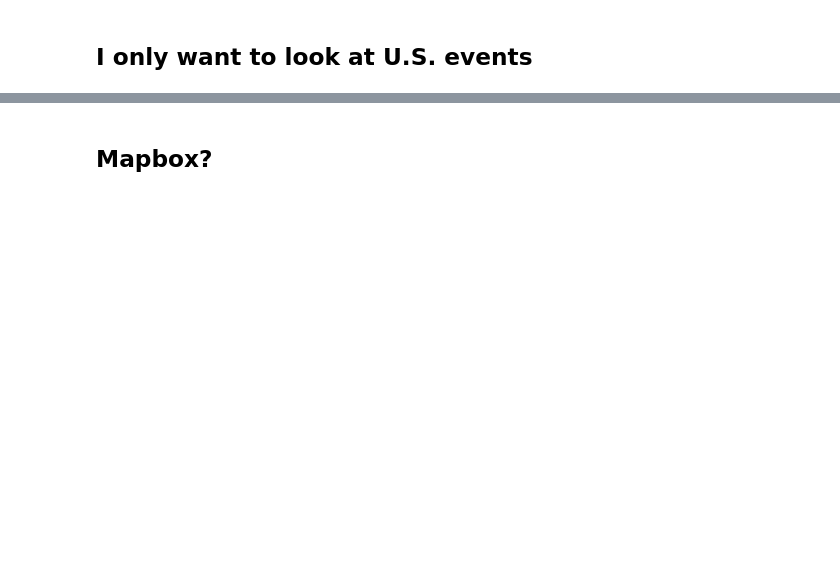
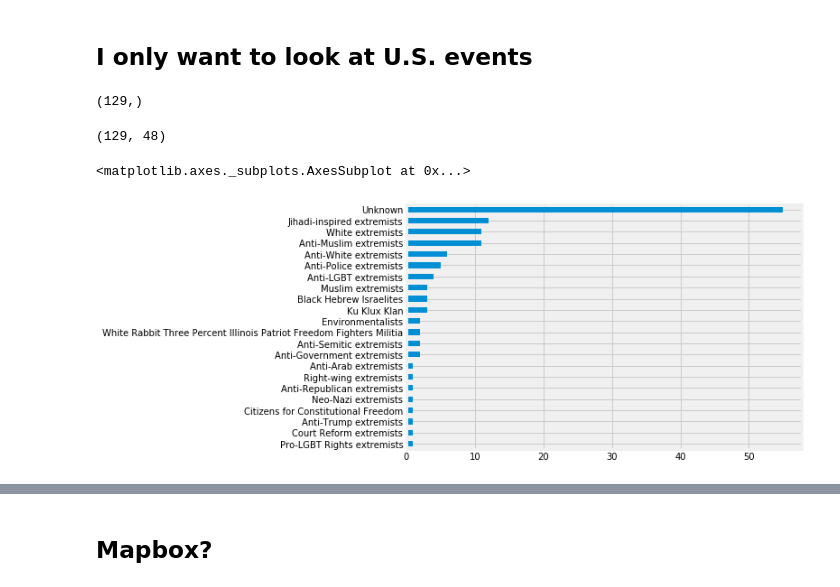
Before and after one commit to sawyerclick/portfolio, a Jupyter notebook: project/terrorism/terrorism.ipynb, the cells around one changed output, grey strips where cells are left out. Cells and saved outputs as stored; diff of their text form; code cells hidden in the pictures; blank space fills up the shorter version.

```diff
--- a/project/terrorism/terrorism.ipynb
+++ b/project/terrorism/terrorism.ipynb
@@ -68,4 +94,4 @@ pops.head()
 # %% [markdown]
 ## I only want to look at U.S. events
 # %%
-df = df[(df['country_txt'] == 'United States') & (df.iyear > 2001)]
+df = df[(df['country_txt'] == 'United States') & (df.iyear > 2015)]
@@ -72,4 +100,13 @@ df = df[(df['country_txt'] == 'United States') & (df.iyear > 2001)]
 # %%
 df.gname.shape
+# %% [output]
+(129,)
+# %%
+df.shape
+# %% [output]
+(129, 48)
 # %%
-df[df.gname != "Unknown"].gname.value_counts().head(25).sort_values().plot(kind='barh', figsize=(5,12))
+df.gname.value_counts().sort_values().plot(kind='barh', figsize=(7,5))
+# %% [output]
+<matplotlib.axes._subplots.AxesSubplot at 0x...>
+[figure, added]
```
Also changed, not shown: parts of 18 cells of this notebook, 14 other files.
